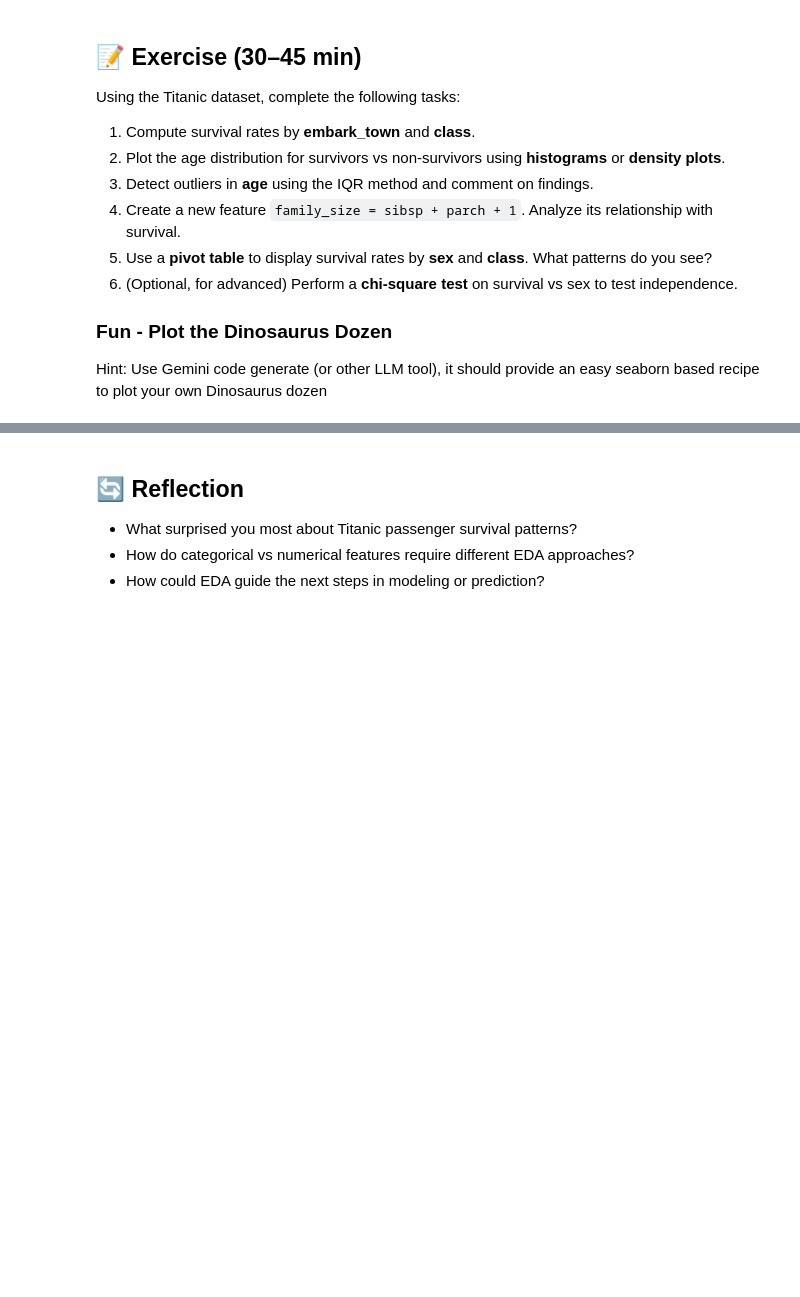
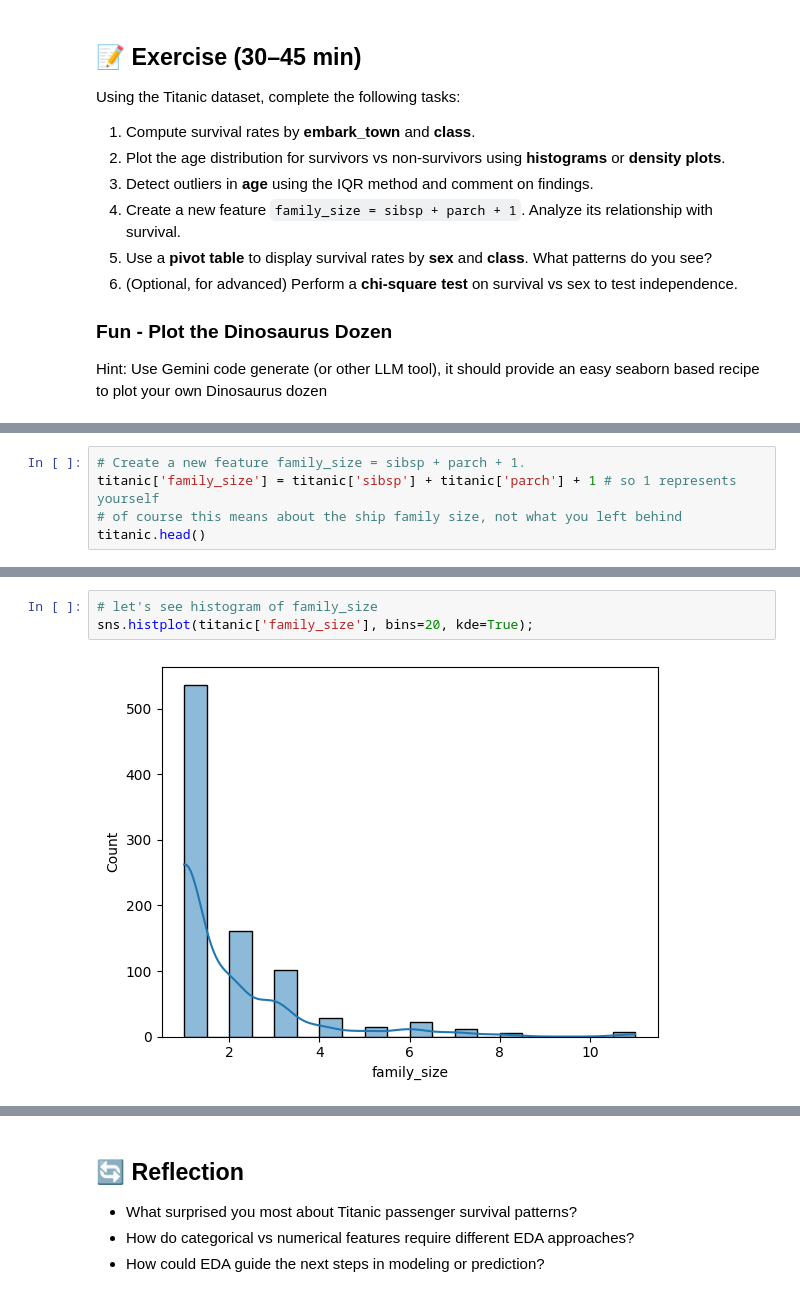
Before and after one commit to ValRCS/RTU_Data_Analysis_Visualization_CPD, a Jupyter notebook: notebooks/day3_exploratory_data_analysis.ipynb, the cells around one changed output, grey strips where cells are left out. Cells and saved outputs as stored; diff of their text form; blank space fills up the shorter version.

```diff
--- a/notebooks/day3_exploratory_data_analysis.ipynb
+++ b/notebooks/day3_exploratory_data_analysis.ipynb
@@ -768,0 +898,5 @@ Hint: Use Gemini code generate (or other LLM tool), it should provide an easy se
+# %%
+# Create a new feature family_size = sibsp + parch + 1.
+titanic['family_size'] = titanic['sibsp'] + titanic['parch'] + 1 # so 1 represents yourself
+# of course this means about the ship family size, not what you left behind
+titanic.head()
@@ -768,0 +910,5 @@ Hint: Use Gemini code generate (or other LLM tool), it should provide an easy se
+# %%
+# let's see histogram of family_size
+sns.histplot(titanic['family_size'], bins=20, kde=True);
+# %% [output]
+[figure, added]
```
Also changed, not shown: parts of 28 cells of this notebook.
